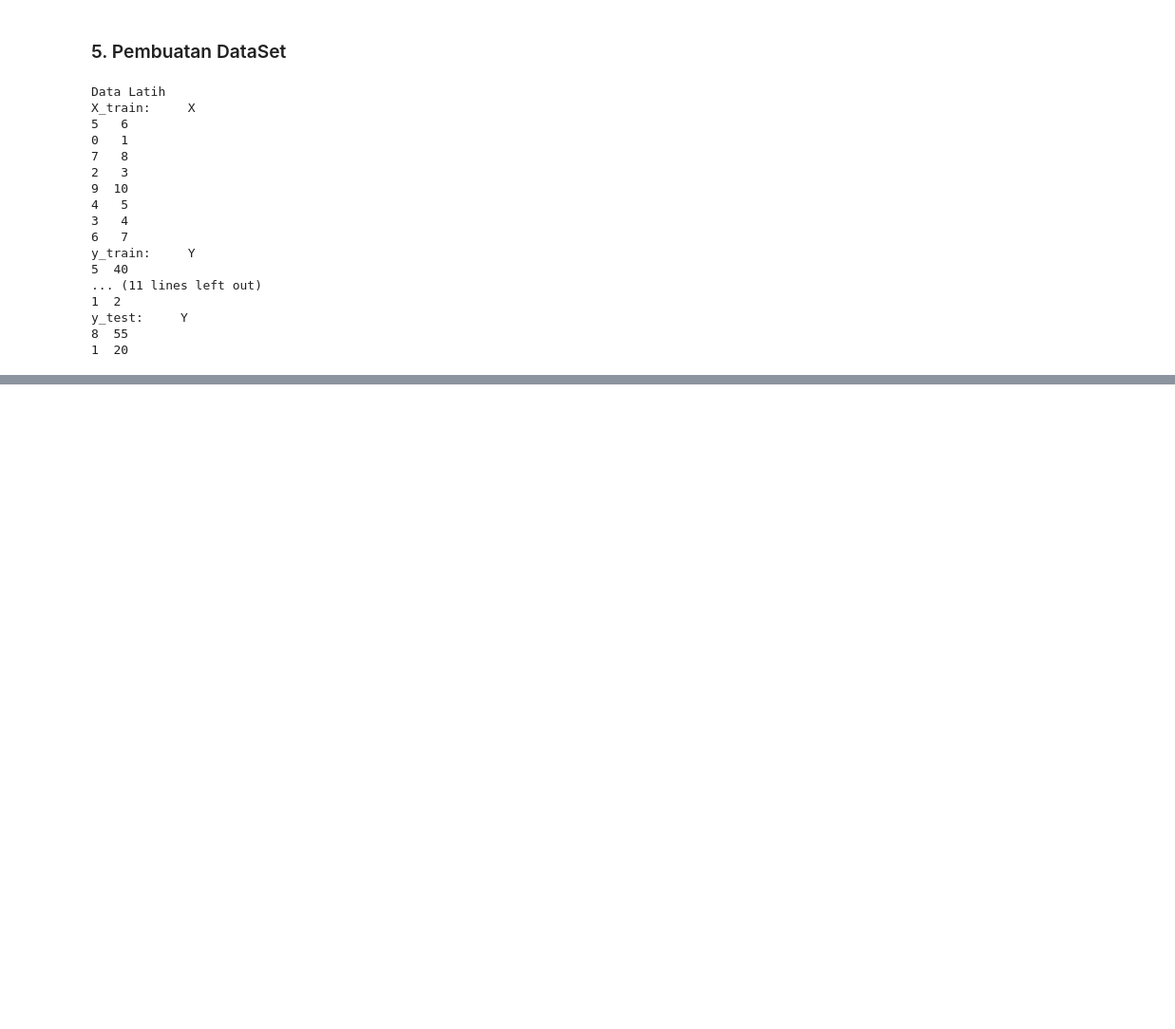
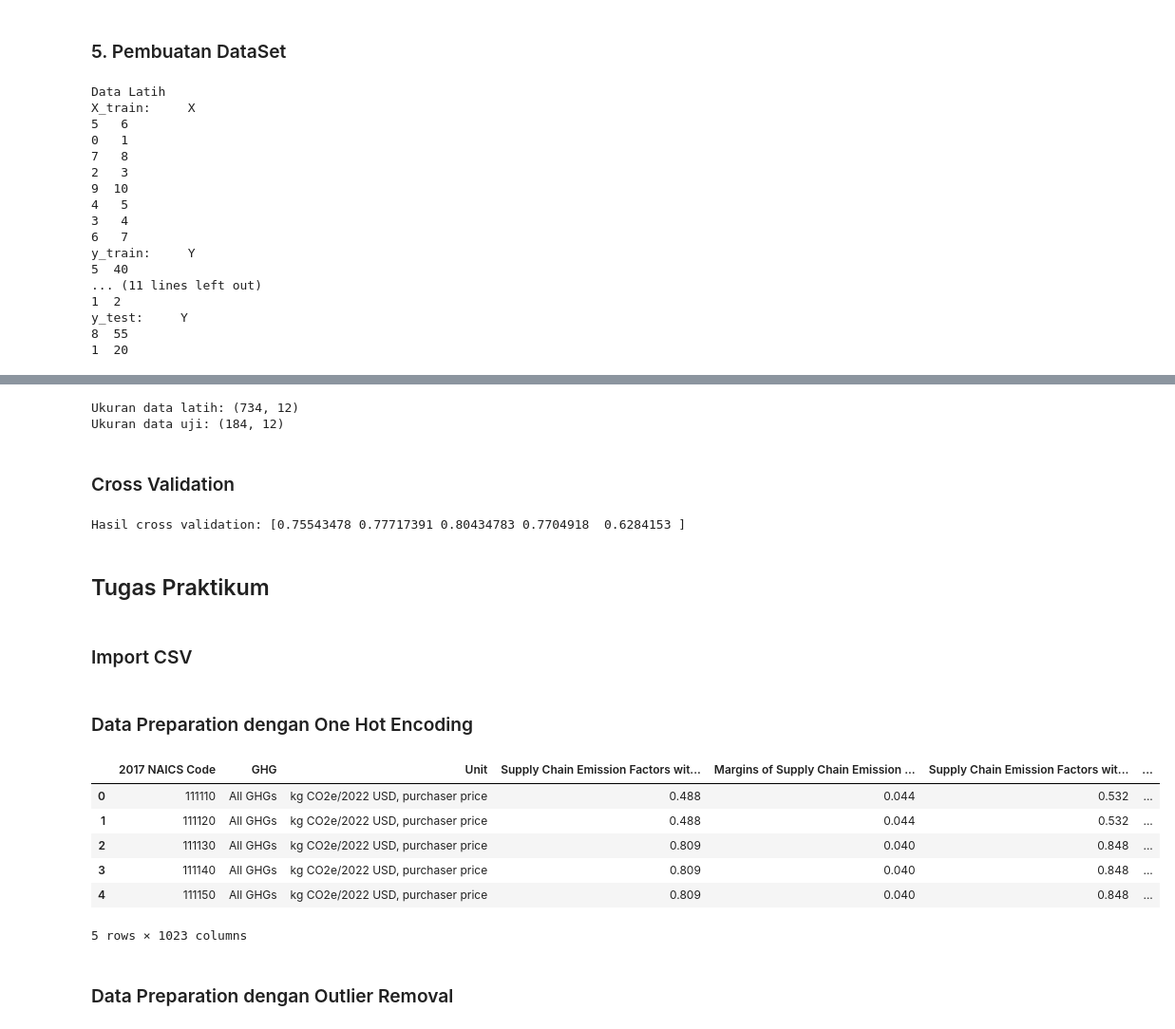
Before and after one commit to Radityaz/2025_AI_TI1B, a Jupyter notebook: RikoAdityaZaki_AI_07.ipynb, the cells around one changed output, grey strips where cells are left out. Shown: that part at 95% size. Cells and saved outputs as stored; diff of their text form; code cells hidden in the pictures; blank space fills up the shorter version.

```diff
--- a/RikoAdityaZaki_AI_07.ipynb
+++ b/RikoAdityaZaki_AI_07.ipynb
@@ -150,0 +221,61 @@ y_test:     Y
+# %%
+data_train, data_test, label_train, label_test = train_test_split(data, label, test_size=0.2, random_state=42)
+
+print('Ukuran data latih:', data_train.shape)
+print('Ukuran data uji:', data_test.shape)
+# %% [output]
+Ukuran data latih: (734, 12)
+Ukuran data uji: (184, 12)
+# %% [markdown]
+### Cross Validation
+# %%
+import pandas as pd
+from sklearn.model_selection import cross_val_score
+from sklearn.tree import DecisionTreeClassifier
+from sklearn.preprocessing import OneHotEncoder
+
+# Baca dataset
+df = pd.read_csv('heart.csv')
+
+# Pisahkan fitur dan label
+data = df.iloc[:, :-1]  # fitur
+label = df.iloc[:, -1]  # target
+
+# Konversi kolom kategorikal ke numerik menggunakan OneHotEncoder
+data_encoded = pd.get_dummies(data)
+
+# Buat model
+dt = DecisionTreeClassifier()
+
+# Lakukan cross-validation
+scores = cross_val_score(dt, data_encoded, label, cv=5)
+
+# Tampilkan hasil
+print("Hasil cross validation:", scores)
+# %% [output]
+Hasil cross validation: [0.75543478 0.77717391 0.80434783 0.7704918  0.6284153 ]
+# %% [markdown]
+## Tugas Praktikum
+# %% [markdown]
+### Import CSV
+# %%
+# Load data
+df = pd.read_csv('SupplyChainGHGEmissionFactors_v1.3.0_NAICS_CO2e_USD2022.csv')
+# %% [markdown]
+### Data Preparation dengan One Hot Encoding
+# %%
+# Terapkan One Hot Encoding pada kolom '2017 NAICS Title'
+df_encoded = pd.get_dummies(df, columns=['2017 NAICS Title'])
+
+# Tampilkan hasil setelah encoding
+df_encoded.head()
+# %% [output]
+|  | 2017 NAICS Code | GHG | Unit | Supply Chain Emission Factors wit... | Margins of Supply Chain Emission ... | Supply Chain Emission Factors wit... | ... |
+| 0 | 111110 | All GHGs | kg CO2e/2022 USD, purchaser price | 0.488 | 0.044 | 0.532 | ... |
+| 1 | 111120 | All GHGs | kg CO2e/2022 USD, purchaser price | 0.488 | 0.044 | 0.532 | ... |
+| 2 | 111130 | All GHGs | kg CO2e/2022 USD, purchaser price | 0.809 | 0.040 | 0.848 | ... |
+| 3 | 111140 | All GHGs | kg CO2e/2022 USD, purchaser price | 0.809 | 0.040 | 0.848 | ... |
+| 4 | 111150 | All GHGs | kg CO2e/2022 USD, purchaser price | 0.809 | 0.040 | 0.848 | ... |
+5 rows × 1023 columns
+# %% [markdown]
+### Data Preparation dengan Outlier Removal
```
Also changed, not shown: parts of 12 cells of this notebook.
